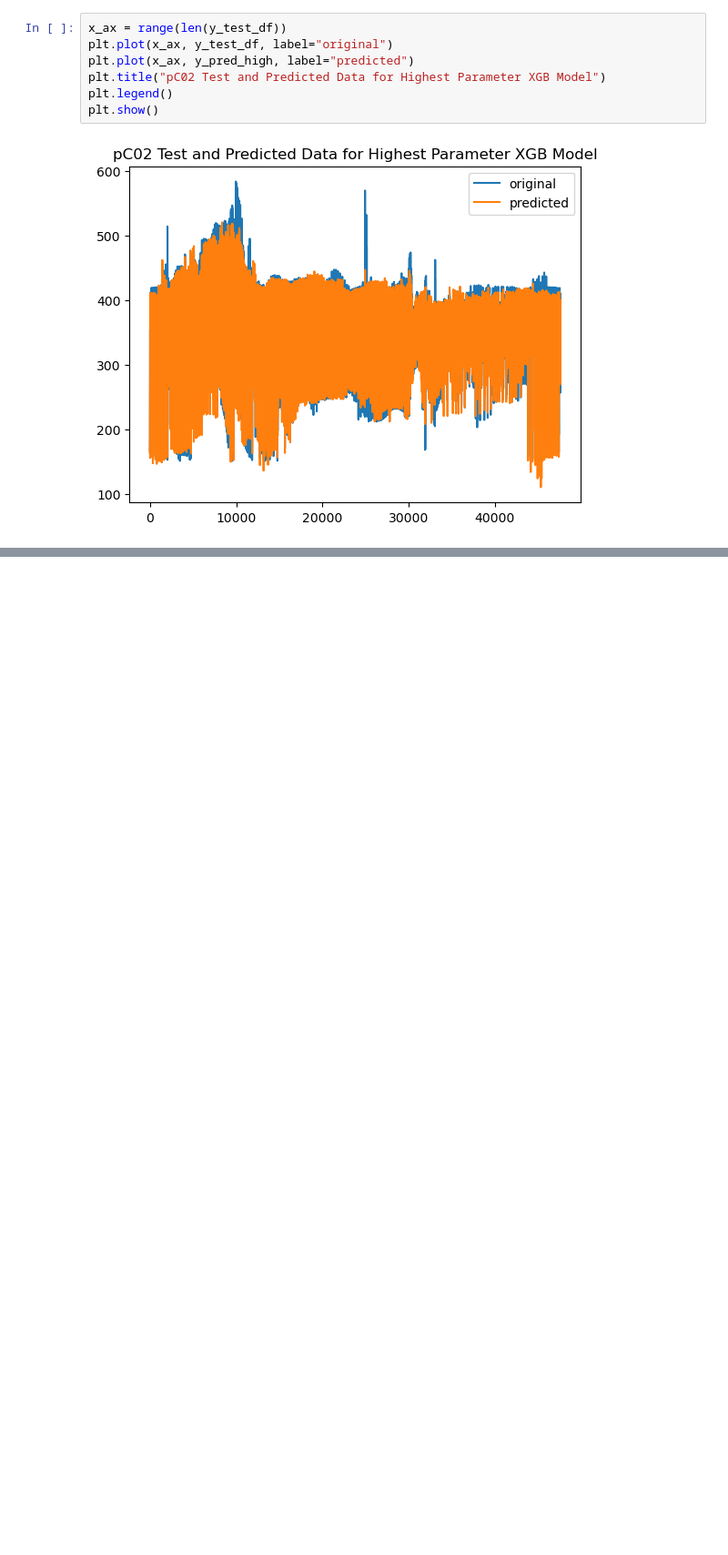
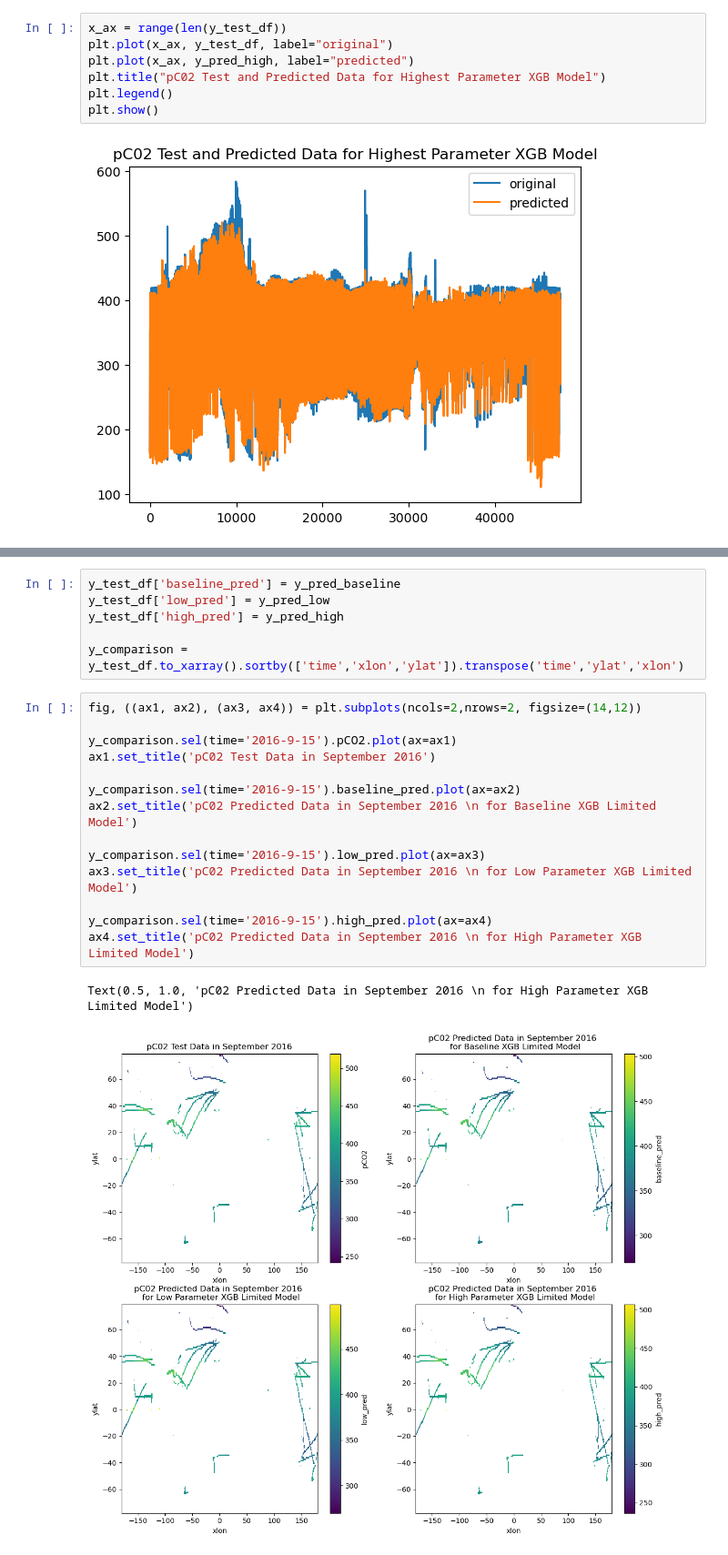
Before and after one commit to juliasimpson97/MLEE-final-project, a Jupyter notebook: models/XGB.ipynb, the cells around one changed output, grey strips where cells are left out. Shown at 91% size. Cells and saved outputs as stored; diff of their text form; blank space fills up the shorter version.

```diff
--- a/models/XGB.ipynb
+++ b/models/XGB.ipynb
@@ -511,0 +272,23 @@ df
+# %%
+y_test_df['baseline_pred'] = y_pred_baseline
+y_test_df['low_pred'] = y_pred_low
+y_test_df['high_pred'] = y_pred_high
+
+y_comparison = y_test_df.to_xarray().sortby(['time','xlon','ylat']).transpose('time','ylat','xlon')
+# %%
+fig, ((ax1, ax2), (ax3, ax4)) = plt.subplots(ncols=2,nrows=2, figsize=(14,12))
+
+y_comparison.sel(time='2016-9-15').pCO2.plot(ax=ax1)
+ax1.set_title('pC02 Test Data in September 2016')
+
+y_comparison.sel(time='2016-9-15').baseline_pred.plot(ax=ax2)
+ax2.set_title('pC02 Predicted Data in September 2016 \n for Baseline XGB Limited Model')
+
+y_comparison.sel(time='2016-9-15').low_pred.plot(ax=ax3)
+ax3.set_title('pC02 Predicted Data in September 2016 \n for Low Parameter XGB Limited Model')
+
+y_comparison.sel(time='2016-9-15').high_pred.plot(ax=ax4)
+ax4.set_title('pC02 Predicted Data in September 2016 \n for High Parameter XGB Limited Model')
+# %% [output]
+Text(0.5, 1.0, 'pC02 Predicted Data in September 2016 \n for High Parameter XGB Limited Model')
+[figure, added]
```
Also changed, not shown: parts of 74 cells of this notebook.
